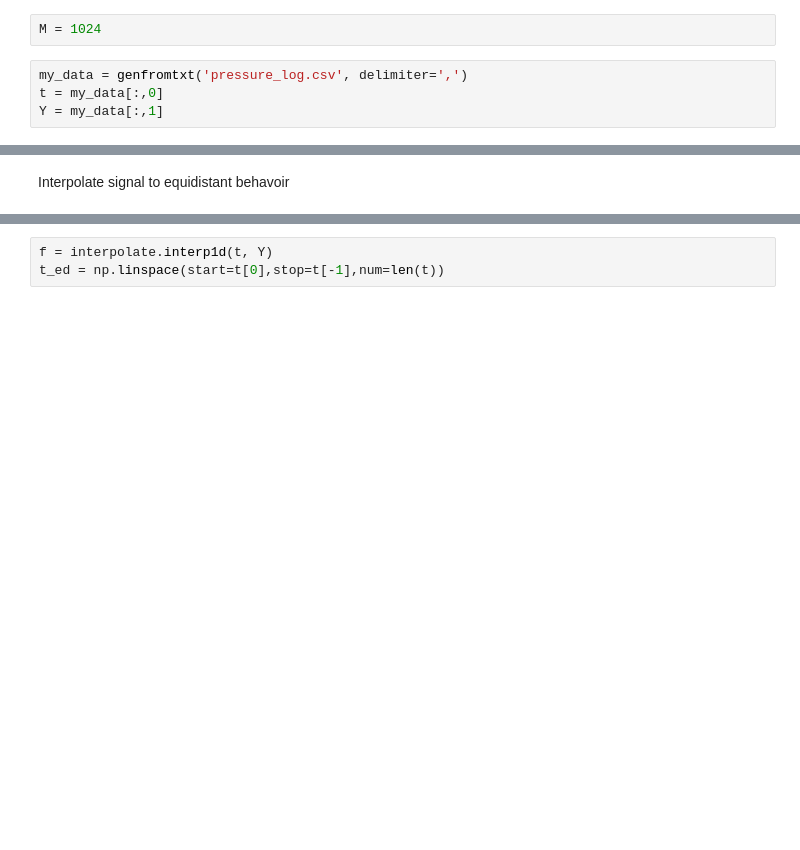
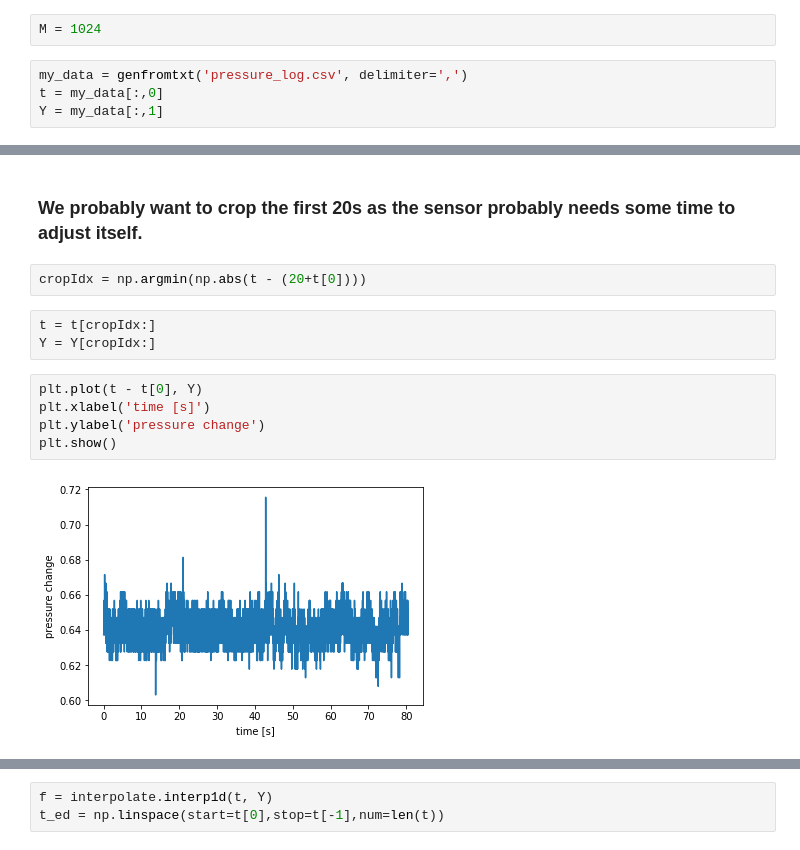
Before and after one commit to nih23/InfrasoundAnalysis, a Jupyter notebook: SpectralAnalysis.ipynb, the cells around one changed output, grey strips where cells are left out. Drawn from its saved outputs; the diff is of its cells as text; blank space fills up the shorter version.

```diff
--- a/SpectralAnalysis.ipynb
+++ b/SpectralAnalysis.ipynb
@@ -20,2 +20,14 @@ plt.show()
-# %% [markdown]
-Interpolate signal to equidistant behavoir
+# %% [markdown]
+### We probably want to crop the first 20s as the sensor probably needs some time to adjust itself.
+# %%
+cropIdx = np.argmin(np.abs(t - (20+t[0])))
+# %%
+t = t[cropIdx:]
+Y = Y[cropIdx:]
+# %%
+plt.plot(t - t[0], Y)
+plt.xlabel('time [s]')
+plt.ylabel('pressure change')
+plt.show()
+# %% [output]
+[figure, added]
```
Also changed, not shown: parts of 5 cells of this notebook, 2 other files.
